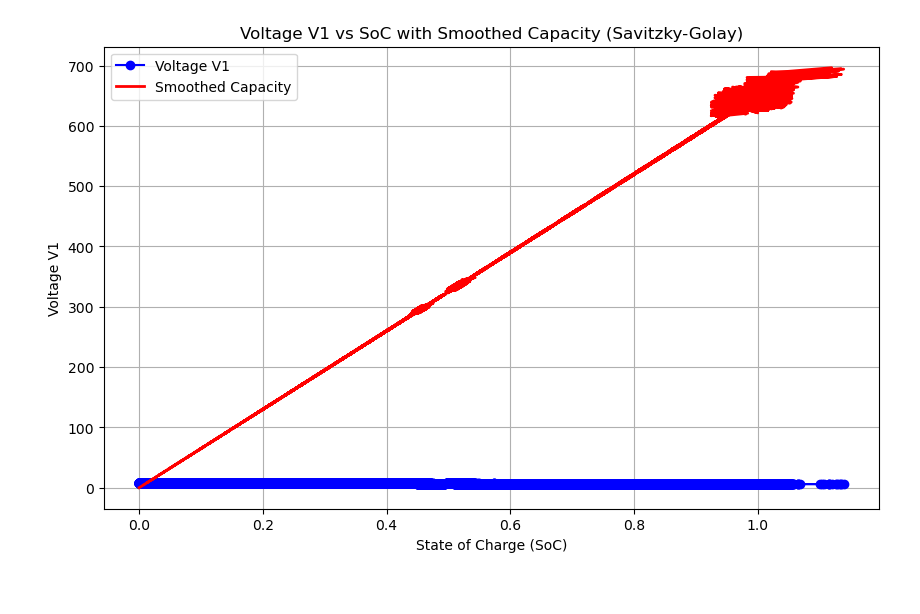
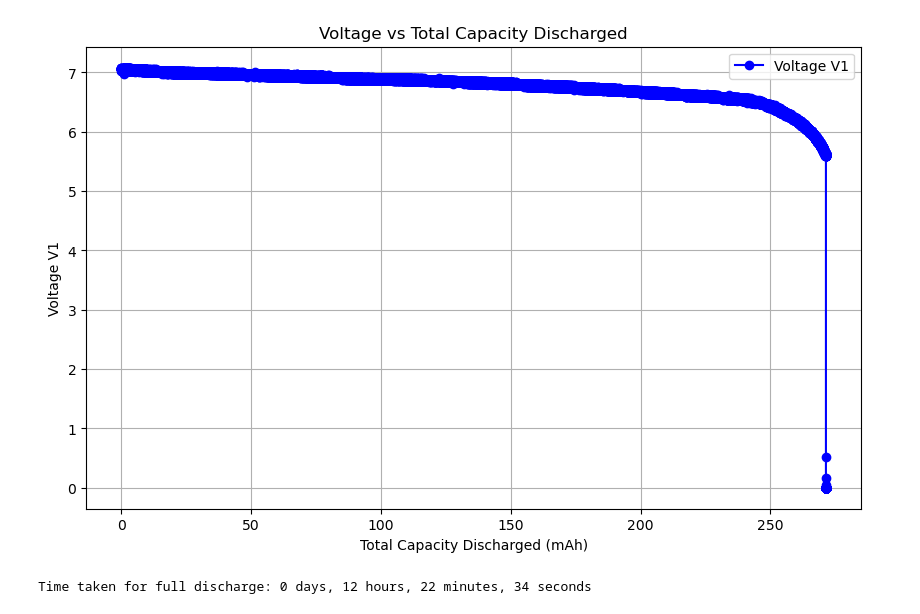
Before and after one commit to Sundeep-D/Battery-management-System-Labs, a Jupyter notebook: Labs/Lab02/SoC Curve Code/SoC.ipynb, the cells around one changed output. Drawn from its saved outputs; the diff is of its cells as text; code cells hidden in the pictures.

```diff
--- a/Labs/Lab02/SoC Curve Code/SoC.ipynb
+++ b/Labs/Lab02/SoC Curve Code/SoC.ipynb
@@ -23,29 +33,29 @@ plt.show()
-# %%
-import pandas as pd
-import matplotlib.pyplot as plt
-from scipy.signal import savgol_filter
-
-# Read the CSV file
-df = pd.read_csv('log - copy.csv')
-
-# Calculate State of Charge (SoC)
-df['SoC'] = ((df['Capacity']*1) / 650)
-
-# Apply Savitzky-Golay filter to smooth the 'Capacity' data
-window_size_capacity = 5  # Adjust the window size as needed
-order = 2  # Polynomial order, adjust as needed
-
-df['Smoothed_Capacity'] = savgol_filter(df['Capacity'], window_size_capacity, order)
-
-# Plot the data with smoothed capacity using Savitzky-Golay filter
-plt.figure(figsize=(10, 6))
-plt.plot(df['SoC'], df['Voltage1'], marker='o', linestyle='-', color='b', label='Voltage V1')
-plt.plot(df['SoC'], df['Smoothed_Capacity'], color='r', label='Smoothed Capacity', linewidth=2)
-plt.title('Voltage V1 vs SoC with Smoothed Capacity (Savitzky-Golay)')
-plt.xlabel('State of Charge (SoC)')
-plt.ylabel('Voltage V1')
-plt.legend()
-plt.grid(True)
-plt.show()
-# %% [output]
-[figure, removed]
+# %%
+import pandas as pd
+import matplotlib.pyplot as plt
+from datetime import timedelta
+
+# Read the CSV file
+df = pd.read_csv('log.csv')
+
+# Plot the data
+plt.figure(figsize=(10, 6))
+plt.plot(df['TotalCapacity'], df['Voltage1'], marker='o', linestyle='-', color='b', label='Voltage V1')
+plt.title('Voltage vs Total Capacity Discharged')
+plt.xlabel('Total Capacity Discharged (mAh)')
+plt.ylabel('Voltage V1')
+plt.legend()
+plt.grid(True)
+
+plt.show()
+
+# Calculate time taken for full discharge
+last_timestamp = df['Timestamp'].iloc[-1]  # Get the last timestamp
+time_taken = timedelta(milliseconds=int(last_timestamp))
+days, hours, minutes, seconds = time_taken.days, time_taken.seconds // 3600, (time_taken.seconds // 60) % 60, time_taken.seconds % 60
+
+# Print the result
+print(f"Time taken for full discharge: {days} days, {hours} hours, {minutes} minutes, {seconds} seconds")
+# %% [output]
+[figure, added]
+Time taken for full discharge: 0 days, 12 hours, 22 minutes, 34 seconds
```
Also changed, not shown: parts of 2 cells of this notebook, 1 other file.
